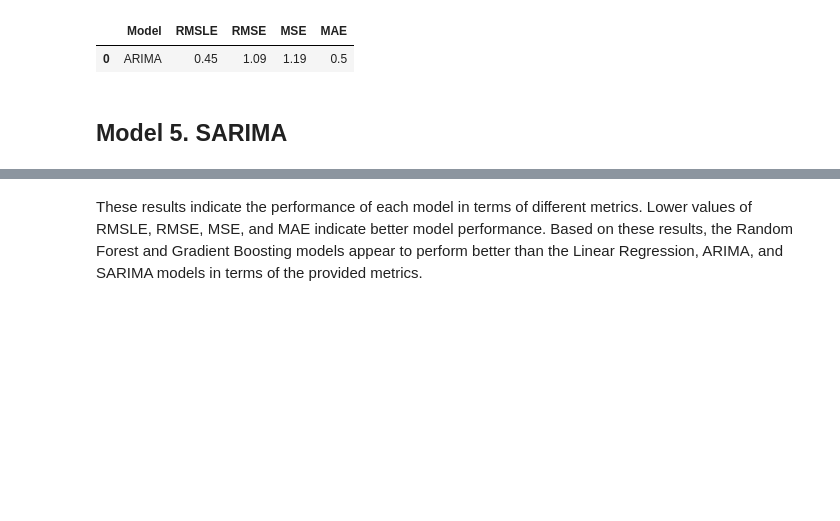
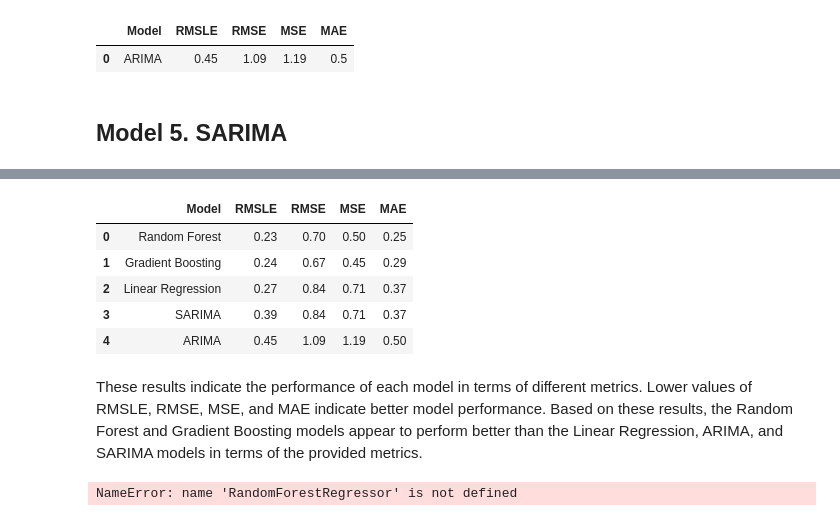
Before and after one commit to rasmodev/Time-Series-Forecasting---ML-Regression-Project, a Jupyter notebook: Regression_Time_Series.ipynb, the cells around one changed output, grey strips where cells are left out. Saved outputs shown, nothing was run; the diff lists cells and outputs as text; code cells hidden in the pictures; blank space fills up the shorter version.

```diff
--- a/Regression_Time_Series.ipynb
+++ b/Regression_Time_Series.ipynb
@@ -1671,31 +1672,36 @@ results_sarima
 # %%
 # Append all results to the results dataframe
 results_df = results_df.append(results_lr)
 results_df = results_df.append(results_rf)
 results_df = results_df.append(results_gb)
 results_df = results_df.append(results_arima)
 results_df = results_df.append(results_sarima)
 
 # Sort the results_df based on RMSE in ascending order
-results_df = results_df.sort_values(by='RMSE', ascending=True)
+results_df = results_df.sort_values(by='RMSLE', ascending=True)
 
 # Reset the index of the DataFrame
 results_df = results_df.reset_index(drop=True)
 
 # Print the Final Results dataframe
 results_df
+# %% [output]
+|  | Model | RMSLE | RMSE | MSE | MAE |
+| 0 | Random Forest | 0.23 | 0.70 | 0.50 | 0.25 |
+| 1 | Gradient Boosting | 0.24 | 0.67 | 0.45 | 0.29 |
+| 2 | Linear Regression | 0.27 | 0.84 | 0.71 | 0.37 |
+| 3 | SARIMA | 0.39 | 0.84 | 0.71 | 0.37 |
+| 4 | ARIMA | 0.45 | 1.09 | 1.19 | 0.50 |
 # %% [markdown]
 These results indicate the performance of each model in terms of different metrics. Lower values of RMSLE, RMSE, MSE, and MAE indicate better model performance. Based on these results, the Random Forest and Gradient Boosting models appear to perform better than the Linear Regression, ARIMA, and SARIMA models in terms of the provided metrics.
 # %%
-from sklearn.model_selection import RandomizedSearchCV
-
-# Define hyperparameter grid for Random Forest
+# Define the parameter grid for tuning the Random Forest Model
 param_grid_rf = {
-    'n_estimators': [100, 200, 300],
-    'max_depth': [None, 10, 20, 30],
-    'min_samples_split': [2, 5, 10],
-    'min_samples_leaf': [1, 2, 4],
-    'max_features': ['auto', 'sqrt', 'log2']
+    'n_estimators': [100, 200, 300, 400, 500],
+    'max_depth': [5, 10, 15, None],
+    'min_samples_split': [2, 4, 6],
+    'min_samples_leaf': [1, 2, 3],
+    'max_features': ['sqrt', 'log2', 0.5]
 }
 
 # Create Random Forest model
@@ -1720,7 +1726,13 @@ best_rf_predictions = best_rf_model.predict(X_eval)
 best_rf_mse = mean_squared_error(y_eval, best_rf_predictions)
 best_rf_rmse = np.sqrt(best_rf_mse)
 best_rf_mae = mean_absolute_error(y_eval, best_rf_predictions)
-best_rf_rmsle = np.sqrt(mean_squared_log_error(y_eval, best_rf_predictions))
+
+# Apply absolute value to both predicted and target values
+abs_best_rf_predictions = np.abs(best_rf_predictions)
+abs_y_eval = np.abs(y_eval)
+
+# Calculate RMSLE using the absolute values
+best_rf_rmsle = np.sqrt(mean_squared_log_error(abs_y_eval, abs_best_rf_predictions))
 
 # Create a DataFrame to store results for the best Random Forest model
 best_results_rf = pd.DataFrame({'Model': ['Best Random Forest'],
@@ -1731,3 +1743,5 @@ best_results_rf = pd.DataFrame({'Model': ['Best Random Forest'],
 
 # Print the best_results_rf dataframe
 best_results_rf
+# %% [output]
+NameError: name 'RandomForestRegressor' is not defined
```
Also changed, not shown: parts of 14 cells of this notebook.
